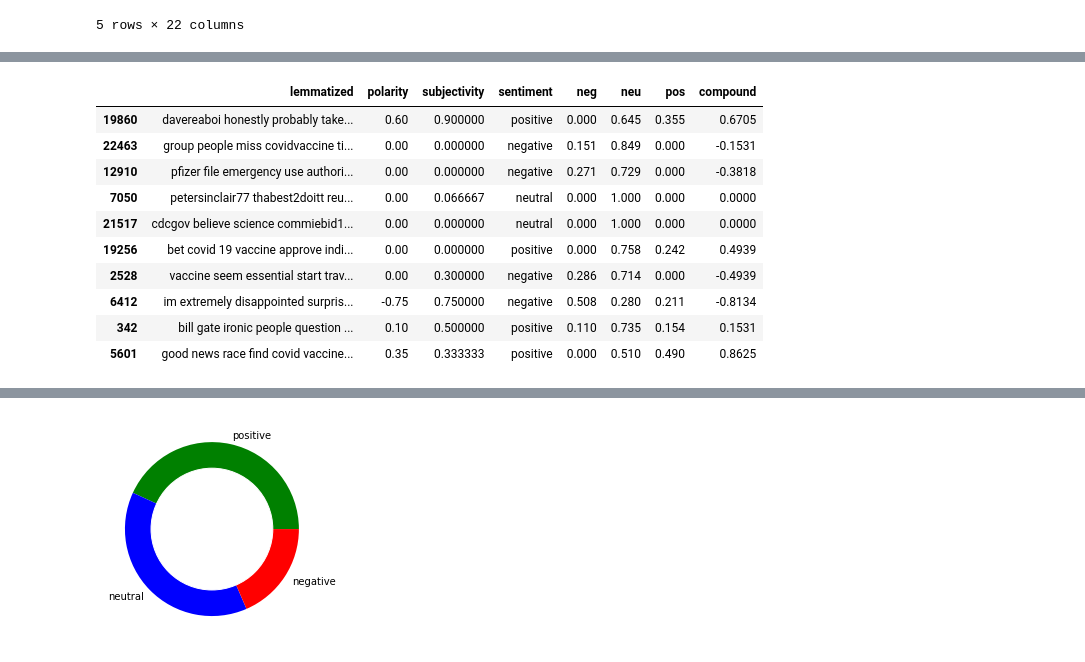
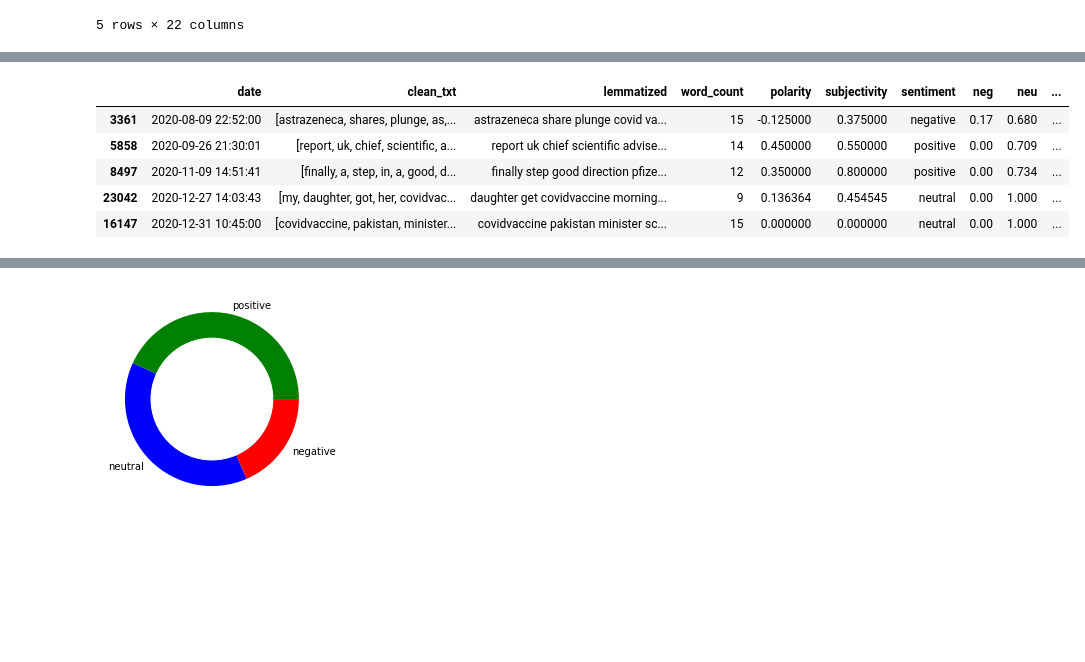
Before and after one commit to Cisco0410/Capstone-Project-2, a Jupyter notebook: Covid_Vaccine_Twitter_Sentiments.ipynb, the cells around one changed output, grey strips where cells are left out. Cells and saved outputs as stored; diff of their text form; code cells hidden in the pictures; blank space fills up the shorter version.

```diff
--- a/Covid_Vaccine_Twitter_Sentiments.ipynb
+++ b/Covid_Vaccine_Twitter_Sentiments.ipynb
@@ -106,8 +115,8 @@ tweets_filtered['no_punct'] = [p.sub('', x) for x in tweets_filtered['low_tokeni
 # %%
-#Removes any stopwords from out data.
+# Removes any stopwords from out data.
 
 stop_words = set(stopwords.words('english'))
-tweets_filtered['stopwords_rem'] = tweets_filtered['no_punct'].apply(lambda x: [word for word in x.split() if word not in stop_words])
+tweets_filtered['stopwords_rem'] = tweets_filtered['clean_txt'].apply(lambda x: [word for word in x.split() if word not in stop_words])
 tweets_filtered.head()
 # %% [output]
 |  | index | user_name | user_location | user_description | user_created | user_followers | user_friends | ... |
@@ -181,7 +194,7 @@ from PIL import Image
 # Convert the enire column from a list to string
 # Drop duplicates
 
-df = pd.DataFrame(tweets_filtered['lemmatized'])
+df = pd.DataFrame(tweets_filtered[['date', 'clean_txt', 'lemmatized']])
 df['lemmatized'] = [' '.join(map(str, l)) for l in df['lemmatized']]
 df.drop_duplicates(inplace = True)
-df.head()
+df['date'] = pd.to_datetime(df['date'])
@@ -194,0 +201,8 @@ df.head()
+# %%
+# Transform column from string to a list
+
+df['clean_txt'] = df['clean_txt'].str.split()
+# %%
+# Create a new column with the word count of each tweet
+
+df['word_count'] = df.clean_txt.apply(lambda x: len(x))
@@ -215,19 +251,14 @@ for index, row in df['lemmatized'].iteritems():
     df.loc[index, 'compound'] = comp
 # %%
 pd.set_option('display.max_colwidth', None)
-df.sample(10)
+df.sample(5)
 # %% [output]
-|  | lemmatized | polarity | subjectivity | sentiment | neg | neu | pos | compound |
-| 19860 | davereaboi honestly probably take... | 0.60 | 0.900000 | positive | 0.000 | 0.645 | 0.355 | 0.6705 |
-| 22463 | group people miss covidvaccine ti... | 0.00 | 0.000000 | negative | 0.151 | 0.849 | 0.000 | -0.1531 |
-| 12910 | pfizer file emergency use authori... | 0.00 | 0.000000 | negative | 0.271 | 0.729 | 0.000 | -0.3818 |
-| 7050 | petersinclair77 thabest2doitt reu... | 0.00 | 0.066667 | neutral | 0.000 | 1.000 | 0.000 | 0.0000 |
-| 21517 | cdcgov believe science commiebid1... | 0.00 | 0.000000 | neutral | 0.000 | 1.000 | 0.000 | 0.0000 |
-| 19256 | bet covid 19 vaccine approve indi... | 0.00 | 0.000000 | positive | 0.000 | 0.758 | 0.242 | 0.4939 |
-| 2528 | vaccine seem essential start trav... | 0.00 | 0.300000 | negative | 0.286 | 0.714 | 0.000 | -0.4939 |
-| 6412 | im extremely disappointed surpris... | -0.75 | 0.750000 | negative | 0.508 | 0.280 | 0.211 | -0.8134 |
-| 342 | bill gate ironic people question ... | 0.10 | 0.500000 | positive | 0.110 | 0.735 | 0.154 | 0.1531 |
-| 5601 | good news race find covid vaccine... | 0.35 | 0.333333 | positive | 0.000 | 0.510 | 0.490 | 0.8625 |
+|  | date | clean_txt | lemmatized | word_count | polarity | subjectivity | sentiment | neg | neu | ... |
+| 3361 | 2020-08-09 22:52:00 | [astrazeneca, shares, plunge, as,... | astrazeneca share plunge covid va... | 15 | -0.125000 | 0.375000 | negative | 0.17 | 0.680 | ... |
+| 5858 | 2020-09-26 21:30:01 | [report, uk, chief, scientific, a... | report uk chief scientific advise... | 14 | 0.450000 | 0.550000 | positive | 0.00 | 0.709 | ... |
+| 8497 | 2020-11-09 14:51:41 | [finally, a, step, in, a, good, d... | finally step good direction pfize... | 12 | 0.350000 | 0.800000 | positive | 0.00 | 0.734 | ... |
+| 23042 | 2020-12-27 14:03:43 | [my, daughter, got, her, covidvac... | daughter get covidvaccine morning... | 9 | 0.136364 | 0.454545 | neutral | 0.00 | 1.000 | ... |
+| 16147 | 2020-12-31 10:45:00 | [covidvaccine, pakistan, minister... | covidvaccine pakistan minister sc... | 15 | 0.000000 | 0.000000 | neutral | 0.00 | 1.000 | ... |
 # %%
 # Split data into 3 groups:
 
```
Also changed, not shown: parts of 49 cells of this notebook.
